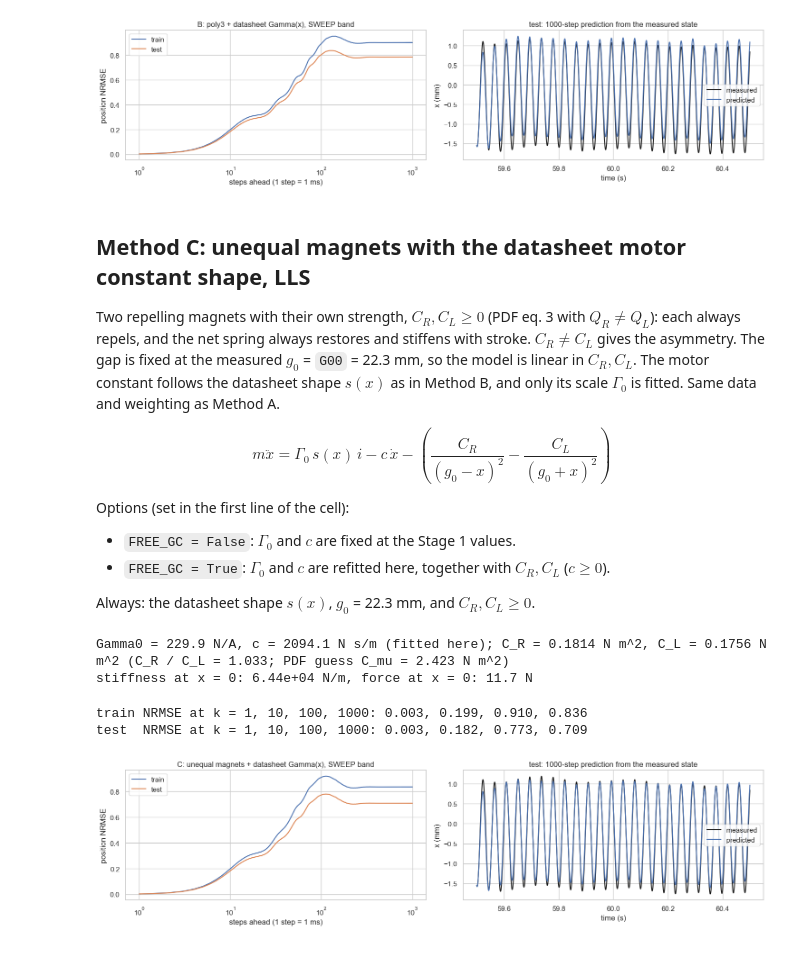
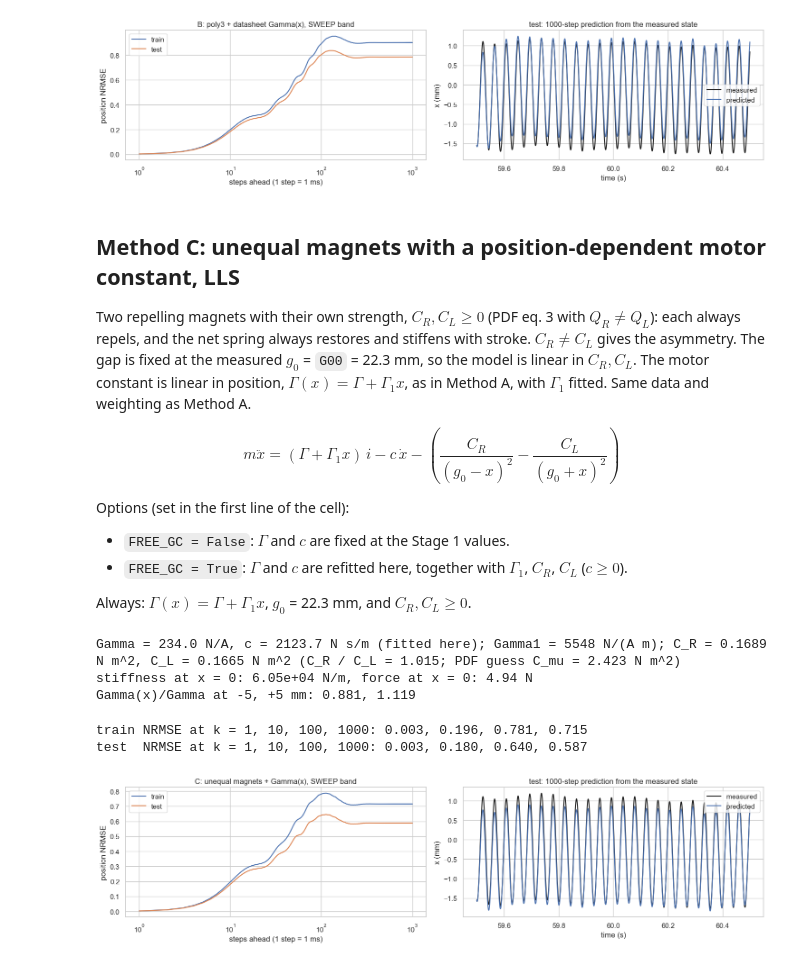
Before and after one commit to renskortmann/Ethercat-voice-coil-controller, a Jupyter notebook: vca_greybox_fit.ipynb, the cells around one changed output. Drawn from its saved outputs; the diff is of its cells as text; code cells hidden in the pictures.

```diff
--- a/vca_greybox_fit.ipynb
+++ b/vca_greybox_fit.ipynb
@@ -56,7 +56,8 @@ b_lp, a_lp = signal.butter(4, 100.0 / (FS_LOG / 2))   # 4th-order 100 Hz low-pas
 def load(path):
     "Read one log; return filtered current, position and acceleration at 1 kHz (t >= 0), velocity, and band masks."
     # chirp start/end frequency and duration from the file name, e.g. ..._1.0to55.0Hz_120.0s_...
-    f0, f1, T = map(float, re.search(r"_([\d.]+)to([\d.]+)Hz_([\d.]+)s_", path.name).groups())
+    m = re.search(r"_([\d.]+)to([\d.]+)Hz_([\d.]+)s_", path.name)
+    f0, f1, T = map(float, m.groups()) if m else (np.nan,) * 3   # no chirp in the name (e.g. PRBS): band masks are empty
     raw = np.loadtxt(path, delimiter=",", skiprows=2)   # skip header and the duplicate first row
     lp = lambda s: signal.filtfilt(b_lp, a_lp, s)       # zero-phase, also the anti-alias filter for decimation
     # columns 0 time_s, 1 actual_current_A, 11 position_mm, 12 ai2_corrected_V (bias removed in firmware)
@@ -64,7 +65,8 @@ def load(path):
     x = np.interp(t + TAU, t, lp(raw[:, 11] * 1e-3))   # shift position back by TAU to align it with the current
     for f_n in (50.0, 150.0):                           # mains pickup in the laser signal
         x = signal.filtfilt(*signal.iirnotch(f_n, 30.0, fs=FS_LOG), x)
-    a = np.interp(t + TAU_ACC, t, lp(raw[:, 12])) / ACC_SCALE_V_PER_G * 9.81   # measured acceleration, shifted back by TAU_ACC
+    a = (np.interp(t + TAU_ACC, t, lp(raw[:, 12])) / ACC_SCALE_V_PER_G * 9.81 if raw.shape[1] > 12   # measured acceleration, shifted back by TAU_ACC
+         else np.full(len(t), np.nan))                          # older logs have no ai2_corrected_V
     keep = slice(np.searchsorted(t, 0.0), None, DECIM)  # drop the t < 0 idle window, 2 kHz -> 1 kHz
     d = dict(t=t[keep], i=lp(raw[:, 1])[keep], x=x[keep], a_meas=a[keep])
     d["v"] = np.gradient(d["x"], TS)                    # velocity: initial states and LLS
@@ -324,43 +358,45 @@ train NRMSE at k = 1, 10, 100, 1000: 0.003, 0.199, 0.892, 0.900
 test  NRMSE at k = 1, 10, 100, 1000: 0.003, 0.183, 0.803, 0.783
 [figure]
 # %% [markdown]
-## Method C: unequal magnets with the datasheet motor constant shape, LLS
+## Method C: unequal magnets with a position-dependent motor constant, LLS
 
-Two repelling magnets with their own strength, $C_R, C_L \geq 0$ (PDF eq. 3 with $Q_R \neq Q_L$): each always repels, and the net spring always restores and stiffens with stroke. $C_R \neq C_L$ gives the asymmetry. The gap is fixed at the measured $g_0$ = `G00` = 22.3 mm, so the model is linear in $C_R, C_L$. The motor constant follows the datasheet shape $s(x)$ as in Method B, and only its scale $\Gamma_0$ is fitted. Same data and weighting as Method A.
+Two repelling magnets with their own strength, $C_R, C_L \geq 0$ (PDF eq. 3 with $Q_R \neq Q_L$): each always repels, and the net spring always restores and stiffens with stroke. $C_R \neq C_L$ gives the asymmetry. The gap is fixed at the measured $g_0$ = `G00` = 22.3 mm, so the model is linear in $C_R, C_L$. The motor constant is linear in position, $\Gamma(x) = \Gamma + \Gamma_1 x$, as in Method A, with $\Gamma_1$ fitted. Same data and weighting as Method A.
 
-$$m\ddot{x} = \Gamma_0\, s(x)\, i - c\,\dot{x} - \left(\frac{C_R}{(g_0 - x)^2} - \frac{C_L}{(g_0 + x)^2}\right)$$
+$$m\ddot{x} = (\Gamma + \Gamma_1 x)\, i - c\,\dot{x} - \left(\frac{C_R}{(g_0 - x)^2} - \frac{C_L}{(g_0 + x)^2}\right)$$
 
 Options (set in the first line of the cell):
-- `FREE_GC = False`: $\Gamma_0$ and $c$ are fixed at the Stage 1 values.
-- `FREE_GC = True`: $\Gamma_0$ and $c$ are refitted here, together with $C_R, C_L$ ($c \geq 0$).
+- `FREE_GC = False`: $\Gamma$ and $c$ are fixed at the Stage 1 values.
+- `FREE_GC = True`: $\Gamma$ and $c$ are refitted here, together with $\Gamma_1$, $C_R$, $C_L$ ($c \geq 0$).
 
-Always: the datasheet shape $s(x)$, $g_0$ = 22.3 mm, and $C_R, C_L \geq 0$.
+Always: $\Gamma(x) = \Gamma + \Gamma_1 x$, $g_0$ = 22.3 mm, and $C_R, C_L \geq 0$.
 # %%
-FREE_GC = True                                          # refit Gamma0 and c here; False: Stage 1 values
+FREE_GC = True                                          # refit Gamma and c here; False: Stage 1 values
 d, sel = DATA["chirpsched"]["train"], DATA["chirpsched"]["train"]["sweep"]
 x, i, v = d["x"][sel], d["i"][sel], d["v"][sel]
 w = 1 / np.abs(signal.hilbert(d["i"]))[sel]                          # 1 / current amplitude, so every part of the sweep counts about equally
-cols = {"C_R": -1 / (G00 - x)**2, "C_L": 1 / (G00 + x)**2}          # m a = Gamma0 s(x) i - c v - (C_R / (g0 - x)^2 - C_L / (g0 + x)^2)
+cols = {"Gamma1": x * i, "C_R": -1 / (G00 - x)**2, "C_L": 1 / (G00 + x)**2}   # m a = (Gamma + Gamma1 x) i - c v - (C_R / (g0 - x)^2 - C_L / (g0 + x)^2)
 if FREE_GC:
-    cols = {"Gamma0": i * s_ds(x), "c": -v, **cols}
-y = M * d["a"][sel] if FREE_GC else M * d["a"][sel] - p_hf[0] * s_ds(x) * i + p_hf[1] * v   # fixed Gamma0, c (Stage 1) moved to the left
+    cols = {"Gamma": i, "c": -v, **cols}
+y = M * d["a"][sel] if FREE_GC else M * d["a"][sel] - p_hf[0] * i + p_hf[1] * v   # fixed Gamma, c (Stage 1) moved to the left
 A = np.column_stack(list(cols.values()))
-lb = [-np.inf if n == "Gamma0" else 0.0 for n in cols]              # c, C_R, C_L >= 0
+lb = [-np.inf if n in ("Gamma", "Gamma1") else 0.0 for n in cols]   # c, C_R, C_L >= 0
 sc = np.linalg.norm(A * w[:, None], axis=0)                          # column scaling
 q = dict(zip(cols, lsq_linear(A * w[:, None] / sc, y * w, bounds=(lb, np.inf)).x / sc))
-G0, c = (q.pop("Gamma0"), q.pop("c")) if FREE_GC else p_hf[:2]
-C_R, C_L = q["C_R"], q["C_L"]
-p_C = np.r_[G0, c, C_R, C_L]
-magnets_ds = lambda x, u, q, G0=G0: q[0] / (G00 - x)**2 - q[1] / (G00 + x)**2 + G0 * (1 - s_ds(x)) * u   # magnets, plus Gamma0 (1 - s(x)) i
-print(f"Gamma0 = {G0:.1f} N/A, c = {c:.1f} N s/m ({'fitted here' if FREE_GC else 'Stage 1'}); C_R = {C_R:.4g} N m^2, C_L = {C_L:.4g} N m^2 "
+G, c = (q.pop("Gamma"), q.pop("c")) if FREE_GC else p_hf[:2]
+G1, C_R, C_L = q["Gamma1"], q["C_R"], q["C_L"]
+p_C = np.r_[G, c, G1, C_R, C_L]
+magnets = lambda x, u, q: q[1] / (G00 - x)**2 - q[2] / (G00 + x)**2 - q[0] * x * u   # magnets, minus Gamma1 x i so the motor force is (Gamma + Gamma1 x) i
+print(f"Gamma = {G:.1f} N/A, c = {c:.1f} N s/m ({'fitted here' if FREE_GC else 'Stage 1'}); Gamma1 = {G1:.4g} N/(A m); C_R = {C_R:.4g} N m^2, C_L = {C_L:.4g} N m^2 "
       f"(C_R / C_L = {C_R / C_L:.3f}; PDF guess C_mu = {CMU0} N m^2)")
 print(f"stiffness at x = 0: {2 * (C_R + C_L) / G00**3:.3g} N/m, force at x = 0: {(C_R - C_L) / G00**2:.3g} N")
+print("Gamma(x)/Gamma at -5, +5 mm: " + ", ".join(f"{1 + G1 * xx / G:.3f}" for xx in (-5e-3, 5e-3)))
 # %% [output]
-Gamma0 = 229.9 N/A, c = 2094.1 N s/m (fitted here); C_R = 0.1814 N m^2, C_L = 0.1756 N m^2 (C_R / C_L = 1.033; PDF guess C_mu = 2.423 N m^2)
-stiffness at x = 0: 6.44e+04 N/m, force at x = 0: 11.7 N
+Gamma = 234.0 N/A, c = 2123.7 N s/m (fitted here); Gamma1 = 5548 N/(A m); C_R = 0.1689 N m^2, C_L = 0.1665 N m^2 (C_R / C_L = 1.015; PDF guess C_mu = 2.423 N m^2)
+stiffness at x = 0: 6.05e+04 N/m, force at x = 0: 4.94 N
+Gamma(x)/Gamma at -5, +5 mm: 0.881, 1.119
 # %%
-evaluate("C: unequal magnets + datasheet Gamma(x)", magnets_ds, p_C, "chirpsched", "sweep", H=1000)
+evaluate("C: unequal magnets + Gamma(x)", magnets, p_C, "chirpsched", "sweep", H=1000)
 # %% [output]
-train NRMSE at k = 1, 10, 100, 1000: 0.003, 0.199, 0.910, 0.836
-test  NRMSE at k = 1, 10, 100, 1000: 0.003, 0.182, 0.773, 0.709
+train NRMSE at k = 1, 10, 100, 1000: 0.003, 0.196, 0.781, 0.715
+test  NRMSE at k = 1, 10, 100, 1000: 0.003, 0.180, 0.640, 0.587
-[figure, old version]
+[figure, new version]
```
Also changed, not shown: parts of 8 cells of this notebook.
